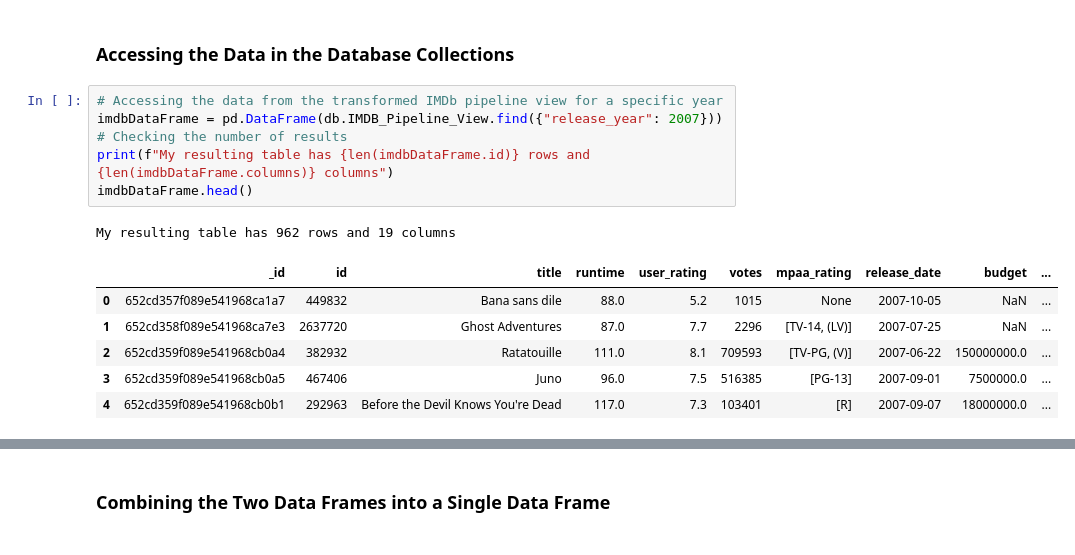
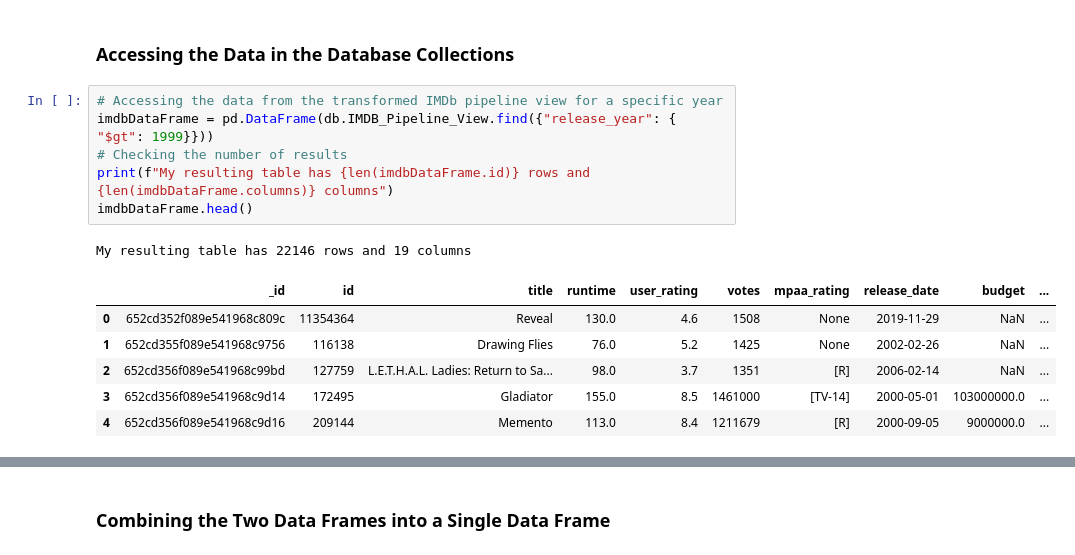
Before and after one commit to brandon-connors/DA-320, a Jupyter notebook: Connors - Machine Learning All Data.ipynb, the cells around one changed output, grey strips where cells are left out. Cells and saved outputs as stored; diff of their text form.

```diff
--- a/Connors - Machine Learning All Data.ipynb
+++ b/Connors - Machine Learning All Data.ipynb
@@ -43,18 +43,18 @@ This database has the collections ['MetacriticMovies', 'IMDB_Superhero_2', 'IMDB
 ### Accessing the Data in the Database Collections
 # %%
 # Accessing the data from the transformed IMDb pipeline view for a specific year
-imdbDataFrame = pd.DataFrame(db.IMDB_Pipeline_View.find({"release_year": 2007}))
+imdbDataFrame = pd.DataFrame(db.IMDB_Pipeline_View.find({"release_year": { "$gt": 1999}}))
 # Checking the number of results
 print(f"My resulting table has {len(imdbDataFrame.id)} rows and {len(imdbDataFrame.columns)} columns")
 imdbDataFrame.head()
 # %% [output]
-My resulting table has 962 rows and 19 columns
+My resulting table has 22146 rows and 19 columns
 |  | _id | id | title | runtime | user_rating | votes | mpaa_rating | release_date | budget | ... |
-| 0 | 652cd357f089e541968ca1a7 | 449832 | Bana sans dile | 88.0 | 5.2 | 1015 | None | 2007-10-05 | NaN | ... |
-| 1 | 652cd358f089e541968ca7e3 | 2637720 | Ghost Adventures | 87.0 | 7.7 | 2296 | [TV-14, (LV)] | 2007-07-25 | NaN | ... |
-| 2 | 652cd359f089e541968cb0a4 | 382932 | Ratatouille | 111.0 | 8.1 | 709593 | [TV-PG, (V)] | 2007-06-22 | 150000000.0 | ... |
-| 3 | 652cd359f089e541968cb0a5 | 467406 | Juno | 96.0 | 7.5 | 516385 | [PG-13] | 2007-09-01 | 7500000.0 | ... |
-| 4 | 652cd359f089e541968cb0b1 | 292963 | Before the Devil Knows You're Dead | 117.0 | 7.3 | 103401 | [R] | 2007-09-07 | 18000000.0 | ... |
+| 0 | 652cd352f089e541968c809c | 11354364 | Reveal | 130.0 | 4.6 | 1508 | None | 2019-11-29 | NaN | ... |
+| 1 | 652cd355f089e541968c9756 | 116138 | Drawing Flies | 76.0 | 5.2 | 1425 | None | 2002-02-26 | NaN | ... |
+| 2 | 652cd356f089e541968c99bd | 127759 | L.E.T.H.A.L. Ladies: Return to Sa... | 98.0 | 3.7 | 1351 | [R] | 2006-02-14 | NaN | ... |
+| 3 | 652cd356f089e541968c9d14 | 172495 | Gladiator | 155.0 | 8.5 | 1461000 | [TV-14] | 2000-05-01 | 103000000.0 | ... |
+| 4 | 652cd356f089e541968c9d16 | 209144 | Memento | 113.0 | 8.4 | 1211679 | [R] | 2000-09-05 | 9000000.0 | ... |
 # %%
 
 # Accessing the data from the Metacritic collection and then transforming scores and release date to the appropriate data type
```
Also changed, not shown: parts of 6 cells of this notebook.
